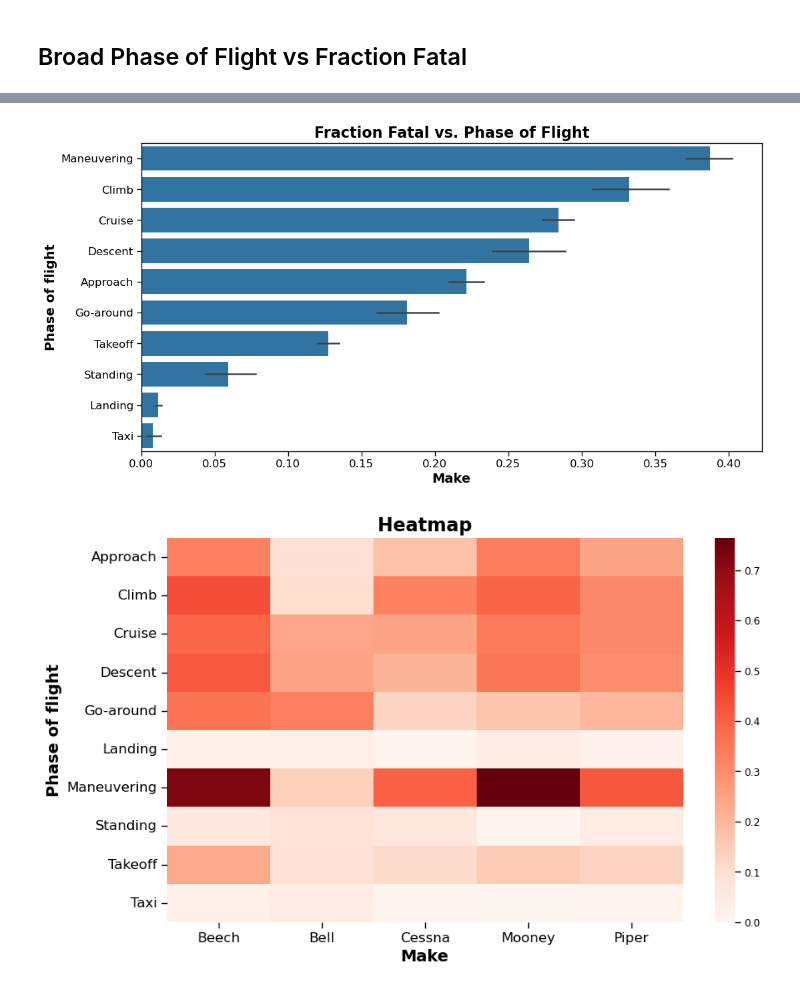
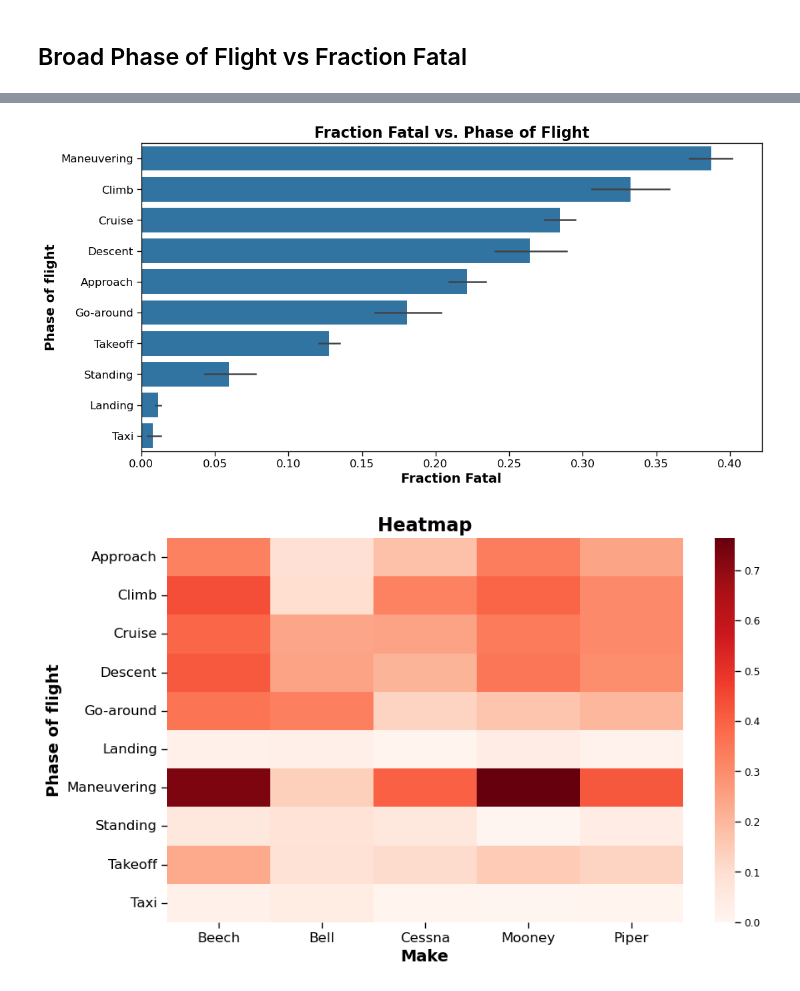
Before and after one commit to jgoett2/Phase1-Airplane-Zach-Jeff, a Jupyter notebook: Analysis.ipynb, the cells around one changed output, grey strips where cells are left out. Drawn from its saved outputs; the diff is of its cells as text; code cells hidden in the pictures.

Commit message:
Add More Graphics

```diff
--- a/Analysis.ipynb
+++ b/Analysis.ipynb
@@ -106,18 +92,18 @@ memory usage: 11.0+ MB
 # %%
 fig, ax = plt.subplots(figsize= (12,6))
 
 order = df_phases[["Broad.phase.of.flight","Fraction_fatal"]].groupby("Broad.phase.of.flight").mean().sort_values(by="Fraction_fatal",ascending=False).index
 
 sns.barplot(data=df_phases, y='Broad.phase.of.flight', x = 'Fraction_fatal', order=order, ax=ax)
 ax.set_title("Fraction Fatal vs. Phase of Flight", fontsize=16, fontweight = 'bold')
 
 ax.tick_params(labelsize=12)
-ax.set_xlabel('Make', fontweight = 'bold', fontsize=14)
+ax.set_xlabel('Fraction Fatal', fontweight = 'bold', fontsize=14)
 ax.set_ylabel('Phase of flight', fontweight = 'bold', fontsize=14)
 
 fig.savefig("Images/PhaseOfFlightFatality")
 # %% [output]
-[figure, old version]
+[figure, new version]
 # %%
 fig, ax = plt.subplots(figsize=(10,6))
 
```
Also changed, not shown: parts of 10 cells of this notebook, 9 other files.
